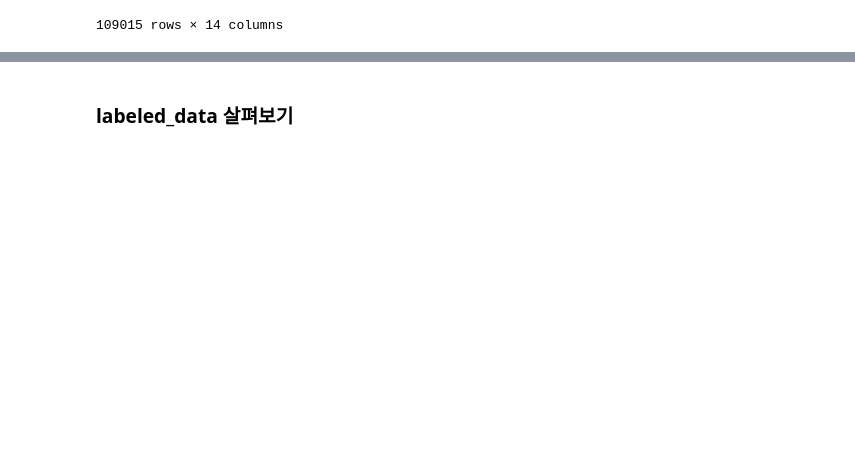
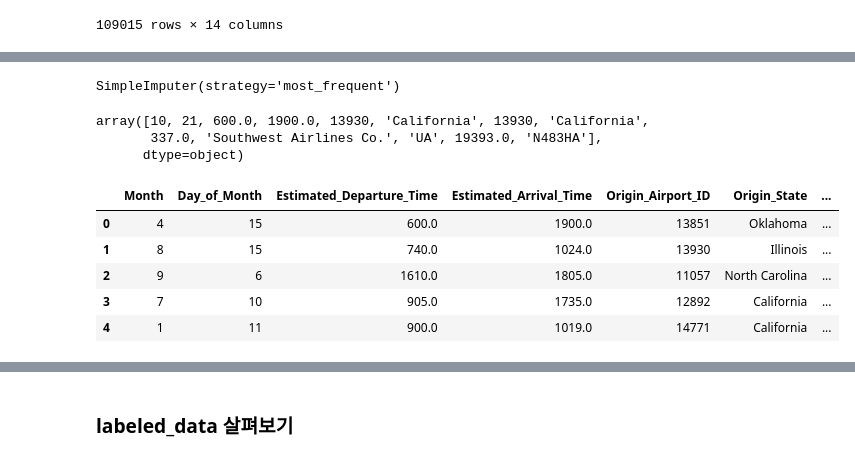
Before and after one commit to ParkGyuho/dacon_flight, a Jupyter notebook: 01.EDA.ipynb, the cells around one changed output, grey strips where cells are left out. Saved outputs shown, nothing was run; the diff lists cells and outputs as text; code cells hidden in the pictures; blank space fills up the shorter version.

```diff
--- a/01.EDA.ipynb
+++ b/01.EDA.ipynb
@@ -287,0 +310,15 @@ train.loc[train['Origin_State'].isna()]
+# %%
+X_train = train.drop('Delay',axis=1)
+y_train = train['Delay']
+# %%
+imputer = SimpleImputer(strategy='most_frequent')
+# %%
+imputer.fit(X_train)
+# %% [output]
+SimpleImputer(strategy='most_frequent')
+# %%
+imputer.statistics_
+# %% [output]
+array([10, 21, 600.0, 1900.0, 13930, 'California', 13930, 'California',
+       337.0, 'Southwest Airlines Co.', 'UA', 19393.0, 'N483HA'],
+      dtype=object)
@@ -287,0 +328,9 @@ train.loc[train['Origin_State'].isna()]
+# %%
+train_fillna.head()
+# %% [output]
+|  | Month | Day_of_Month | Estimated_Departure_Time | Estimated_Arrival_Time | Origin_Airport_ID | Origin_State | ... |
+| 0 | 4 | 15 | 600.0 | 1900.0 | 13851 | Oklahoma | ... |
+| 1 | 8 | 15 | 740.0 | 1024.0 | 13930 | Illinois | ... |
+| 2 | 9 | 6 | 1610.0 | 1805.0 | 11057 | North Carolina | ... |
+| 3 | 7 | 10 | 905.0 | 1735.0 | 12892 | California | ... |
+| 4 | 1 | 11 | 900.0 | 1019.0 | 14771 | California | ... |
```
Also changed, not shown: parts of 25 cells of this notebook.
